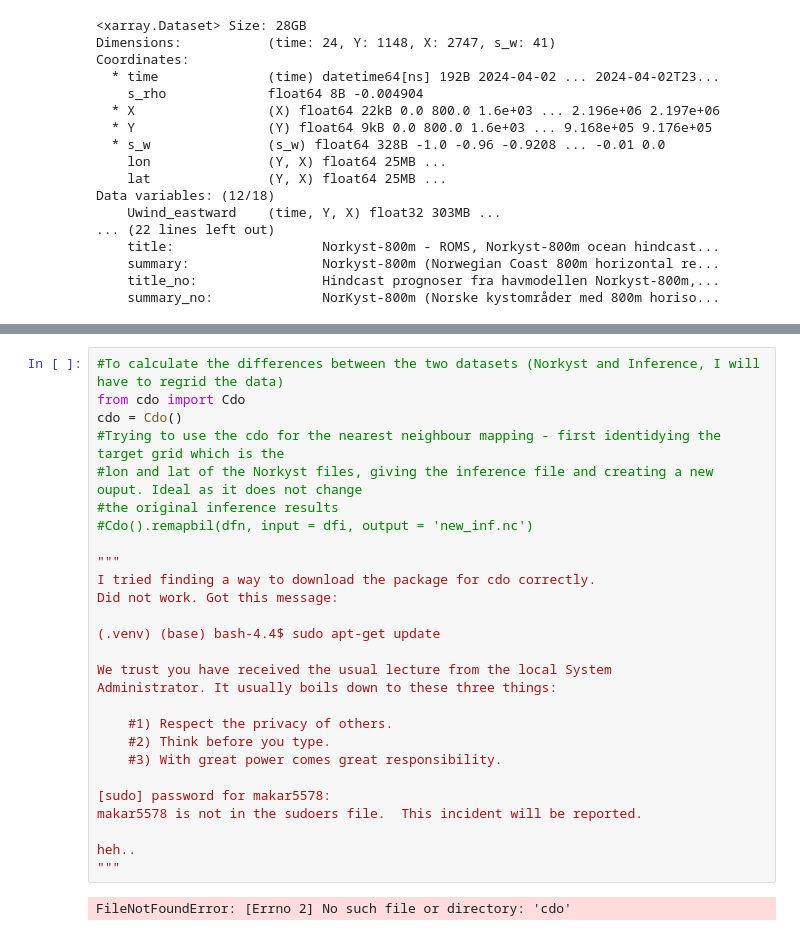
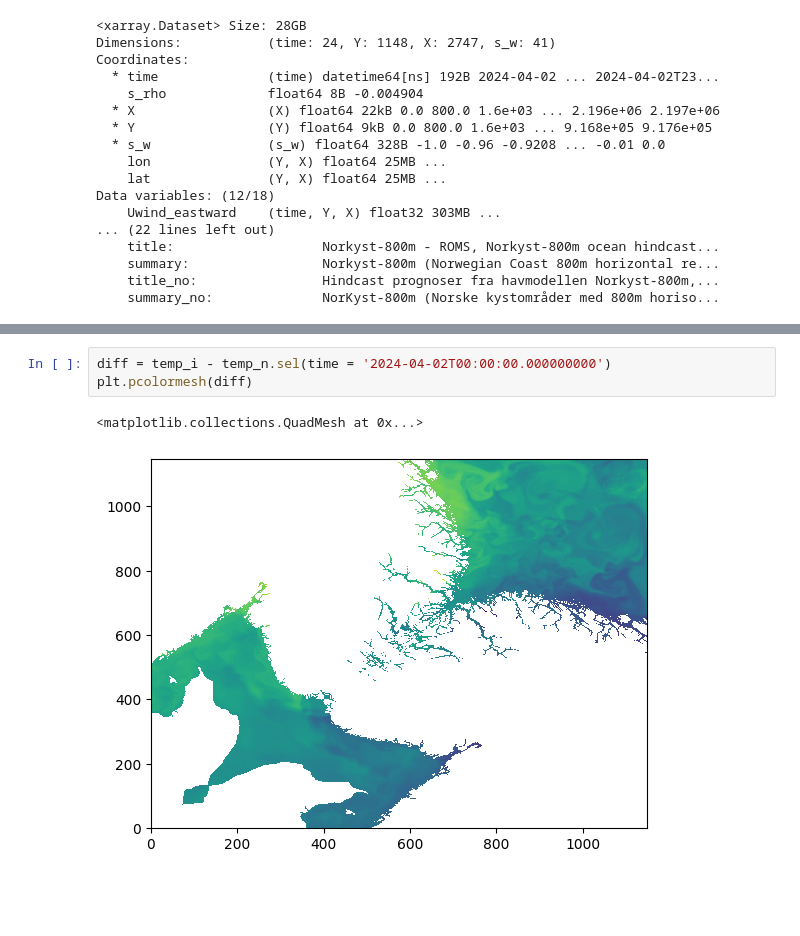
Before and after one commit to metno/ocean-ai, a Jupyter notebook: plot/waffling.ipynb, the cells around one changed output, grey strips where cells are left out. Cells and saved outputs as stored; diff of their text form; blank space fills up the shorter version.

```diff
--- a/plot/waffling.ipynb
+++ b/plot/waffling.ipynb
@@ -153,32 +165,9 @@ plt.pcolormesh(temp_i)
 # %% [output]
 <matplotlib.collections.QuadMesh at 0x...>
 [figure]
-# %%
-#To calculate the differences between the two datasets (Norkyst and Inference, I will have to regrid the data)
-from cdo import Cdo
-cdo = Cdo()
-#Trying to use the cdo for the nearest neighbour mapping - first identidying the target grid which is the
-#lon and lat of the Norkyst files, giving the inference file and creating a new ouput. Ideal as it does not change
-#the original inference results
-#Cdo().remapbil(dfn, input = dfi, output = 'new_inf.nc')
-
-"""
-I tried finding a way to download the package for cdo correctly.
-Did not work. Got this message:
-
-(.venv) (base) bash-4.4$ sudo apt-get update
-
-We trust you have received the usual lecture from the local System
-Administrator. It usually boils down to these three things:
-
-    #1) Respect the privacy of others.
-    #2) Think before you type.
-    #3) With great power comes great responsibility.
-
-[sudo] password for makar5578:
-makar5578 is not in the sudoers file.  This incident will be reported.
-
-heh..
-"""
-# %% [output]
-FileNotFoundError: [Errno 2] No such file or directory: 'cdo'
+# %%
+diff = temp_i - temp_n.sel(time = '2024-04-02T00:00:00.000000000')
+plt.pcolormesh(diff)
+# %% [output]
+<matplotlib.collections.QuadMesh at 0x...>
+[figure, added]
```
Also changed, not shown: parts of 9 cells of this notebook, 1 other file.
